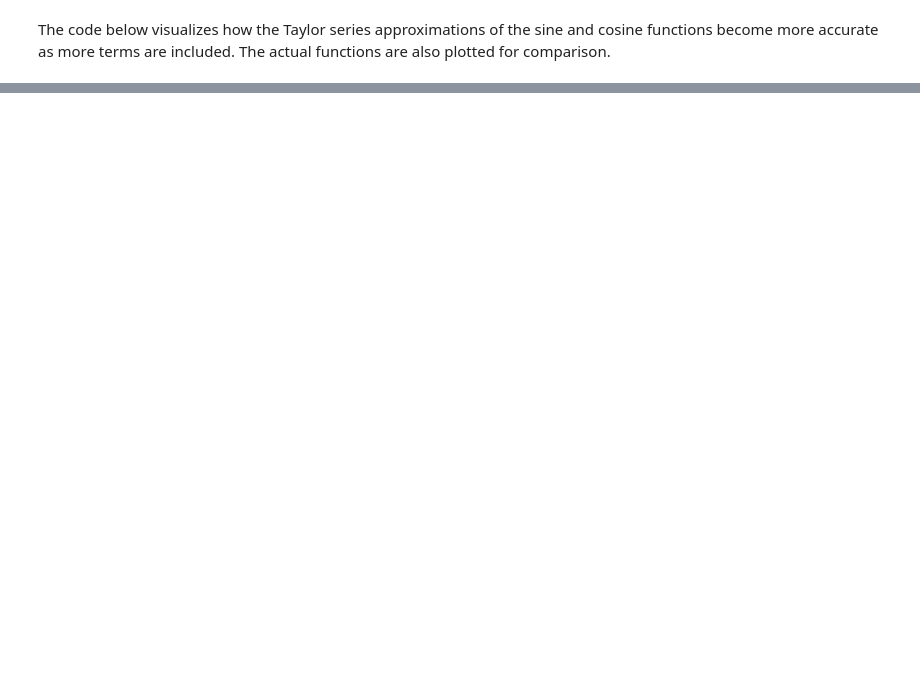
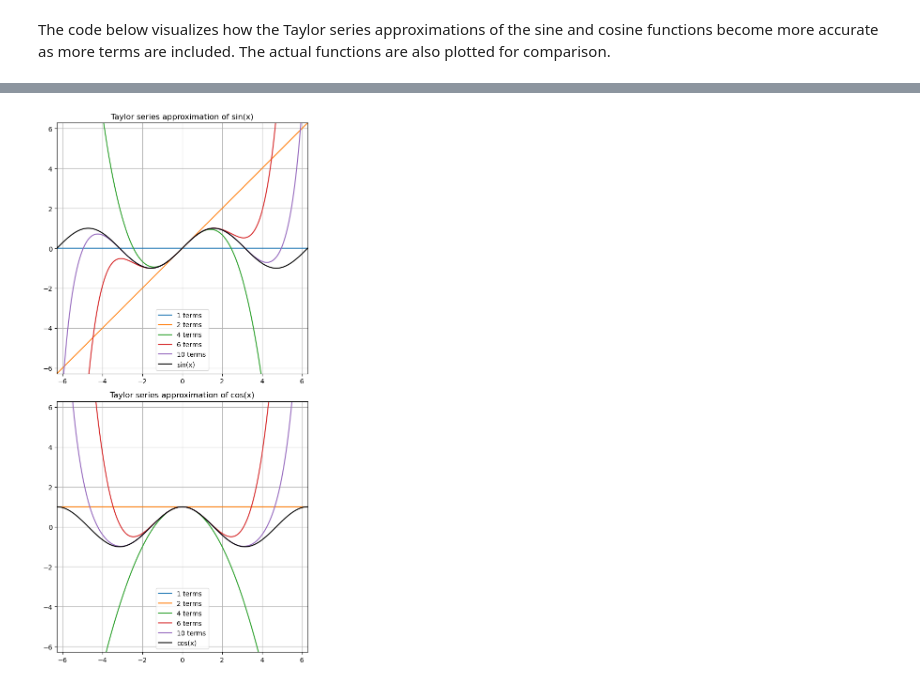
Before and after one commit to KalinaMarkova/Math-for-Developers-Course, a Jupyter notebook: Taylor Series.ipynb, the cells around one changed output, grey strips where cells are left out. Cells and saved outputs as stored; diff of their text form; code cells hidden in the pictures; blank space fills up the shorter version.

```diff
--- a/Taylor Series.ipynb
+++ b/Taylor Series.ipynb
@@ -81,0 +29,61 @@ plt.show()
+# %%
+
+import sympy as sp
+import numpy as np
+import matplotlib.pyplot as plt
+
+def taylor_sine_sympy(x_value, n_terms=10):
+    x_sym = sp.symbols('x')
+    sine_series = sp.series(sp.sin(x_sym), x_sym, 0, n_terms).removeO()
+    sine_approx = sine_series.subs(x_sym, x_value)
+    return sine_approx.evalf()
+
+def taylor_cosine_sympy(x_value, n_terms=10):
+    x_sym = sp.symbols('x')
+    cosine_series = sp.series(sp.cos(x_sym), x_sym, 0, n_terms).removeO()
+    cosine_approx = cosine_series.subs(x_sym, x_value)
+    return cosine_approx.evalf()
+
+# Define the range of x values (from -2π to 2π)
+x_vals = np.linspace(-2 * np.pi, 2 * np.pi, 400)
+x_vals_sympy = [sp.Float(x) for x in x_vals]
+
+# Number of terms to test
+terms_list = [1, 2, 4, 6, 10]
+
+# Initialize plots
+fig, ax = plt.subplots(2, 1, figsize=(12, 12))
+
+# Plot sine approximations
+for n_terms in terms_list:
+    sine_approx_vals = [taylor_sine_sympy(x, n_terms) for x in x_vals_sympy]
+    ax[0].plot(x_vals, sine_approx_vals, label=f'{n_terms} terms')
+
+# Plot the actual sine function
+ax[0].plot(x_vals, np.sin(x_vals), 'k-', label='sin(x)')
+ax[0].set_title('Taylor series approximation of sin(x)')
+ax[0].legend()
+ax[0].grid(True)
+ax[0].set_aspect('equal')  # Ensure equal aspect ratio
+ax[0].set_xlim([-2 * np.pi, 2 * np.pi])
+ax[0].set_ylim([-2 * np.pi, 2 * np.pi])  # Set y-limits to match x-limits
+
+# Plot cosine approximations
+for n_terms in terms_list:
+    cosine_approx_vals = [taylor_cosine_sympy(x, n_terms) for x in x_vals_sympy]
+    ax[1].plot(x_vals, cosine_approx_vals, label=f'{n_terms} terms')
+
+# Plot the actual cosine function
+ax[1].plot(x_vals, np.cos(x_vals), 'k-', label='cos(x)')
+ax[1].set_title('Taylor series approximation of cos(x)')
+ax[1].legend()
+ax[1].grid(True)
+ax[1].set_aspect('equal')  # Ensure equal aspect ratio
+ax[1].set_xlim([-2 * np.pi, 2 * np.pi])
+ax[1].set_ylim([-2 * np.pi, 2 * np.pi])  # Set y-limits to match x-limits
+
+# Show the plots
+plt.tight_layout()
+plt.show()
+# %% [output]
+[figure, added]
```
Also changed, not shown: parts of 3 cells of this notebook.
